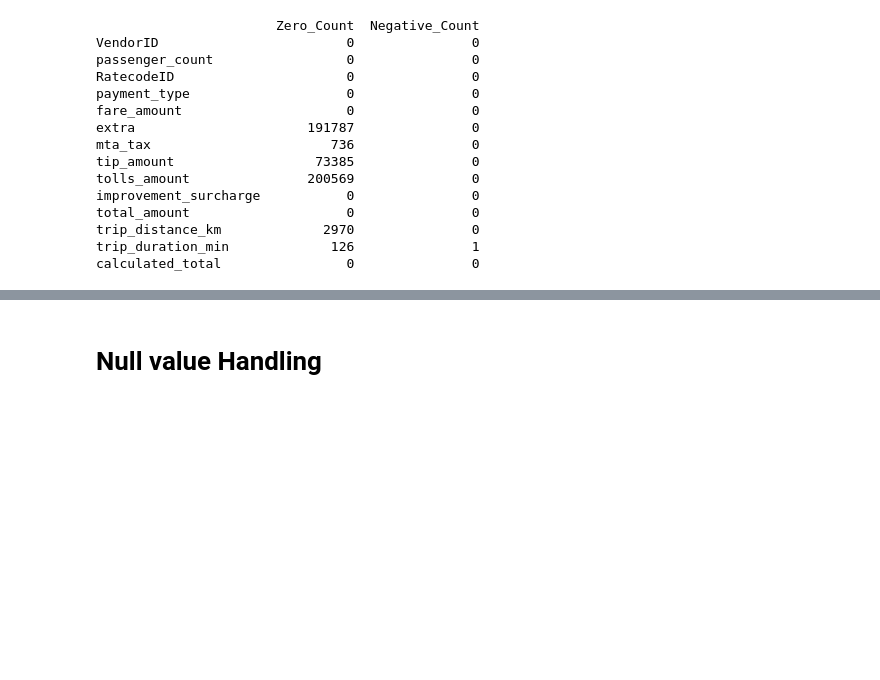
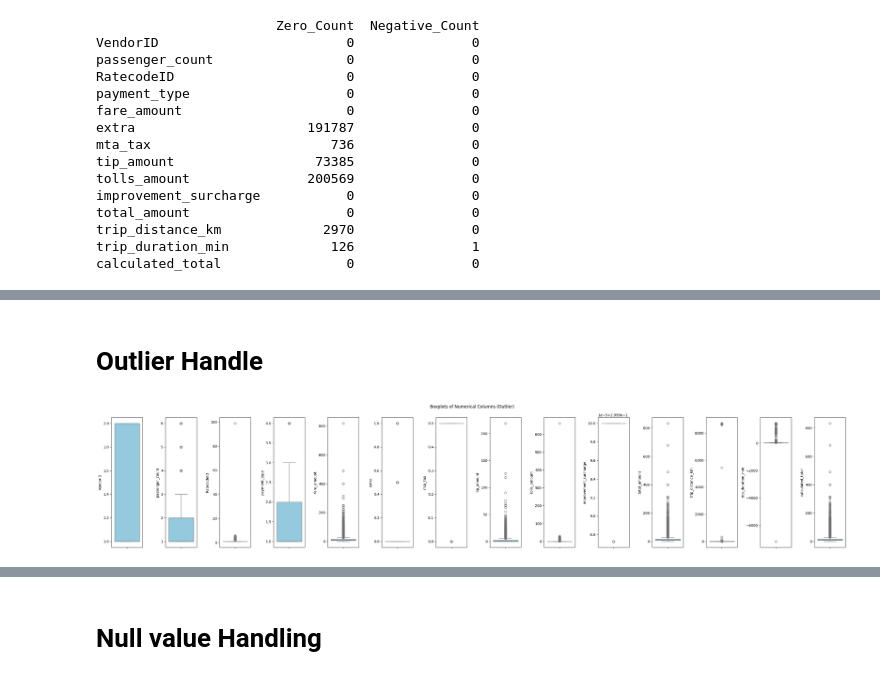
Before and after one commit to ArunK-ML/Project---TripFare-Predicting-Urban-Taxi-Fare-with-Machine-Learning, a Jupyter notebook: TripFare_ML_After_mind-overload.ipynb, the cells around one changed output, grey strips where cells are left out. Saved outputs shown, nothing was run; the diff lists cells and outputs as text; code cells hidden in the pictures; blank space fills up the shorter version.

```diff
--- a/TripFare_ML_After_mind-overload.ipynb
+++ b/TripFare_ML_After_mind-overload.ipynb
@@ -149,21 +149,3 @@ df
 | 212343 | 1 | 2 | 1 | N | 2 | 7.0 | 0.0 | ... |
 | 212344 | 1 | 1 | 1 | N | 2 | 20.5 | 0.0 | ... |
 212345 rows × 15 columns
-# %%
-#  fare_amount + extra + mta_tax + tolls_amount + improvement_surcharge
-#  matches total_amount for every row, and then find only the mismatched rows.
-
-# Calculate the expected total
-df['calculated_total'] = (
-    df['fare_amount'] +
-    df['extra'] +
-    df['mta_tax'] +
-    df['tip_amount'] +
-    df['tolls_amount'] +
-    df['improvement_surcharge']
-)
-
-# Find rows where it doesn't match
-mismatched_rows = df[df['calculated_total'] != df['total_amount']]
-
-mismatched_rows
@@ -316,0 +285,19 @@ Total zero fare rows: 50
+# %% [markdown]
+# **Outlier Handle**
+# %%
+import seaborn as sns
+import matplotlib.pyplot as plt
+
+numerical_cols = df.select_dtypes(exclude='object').columns
+
+# Loop through numerical columns and create boxplots
+
+plt.figure(figsize=(30, 6))
+plt.suptitle('Boxplots of Numerical Columns (Outlier)')
+for i in range(0, len(numerical_cols)):  # Limit to a maximum of 4 columns
+    plt.subplot(1, len(numerical_cols), i+1)
+    sns.boxplot(y=df[numerical_cols[i]],color='skyblue',)
+    plt.tight_layout()
+plt.show()
+# %% [output]
+[figure, added]
```
Also changed, not shown: parts of 23 cells of this notebook.
